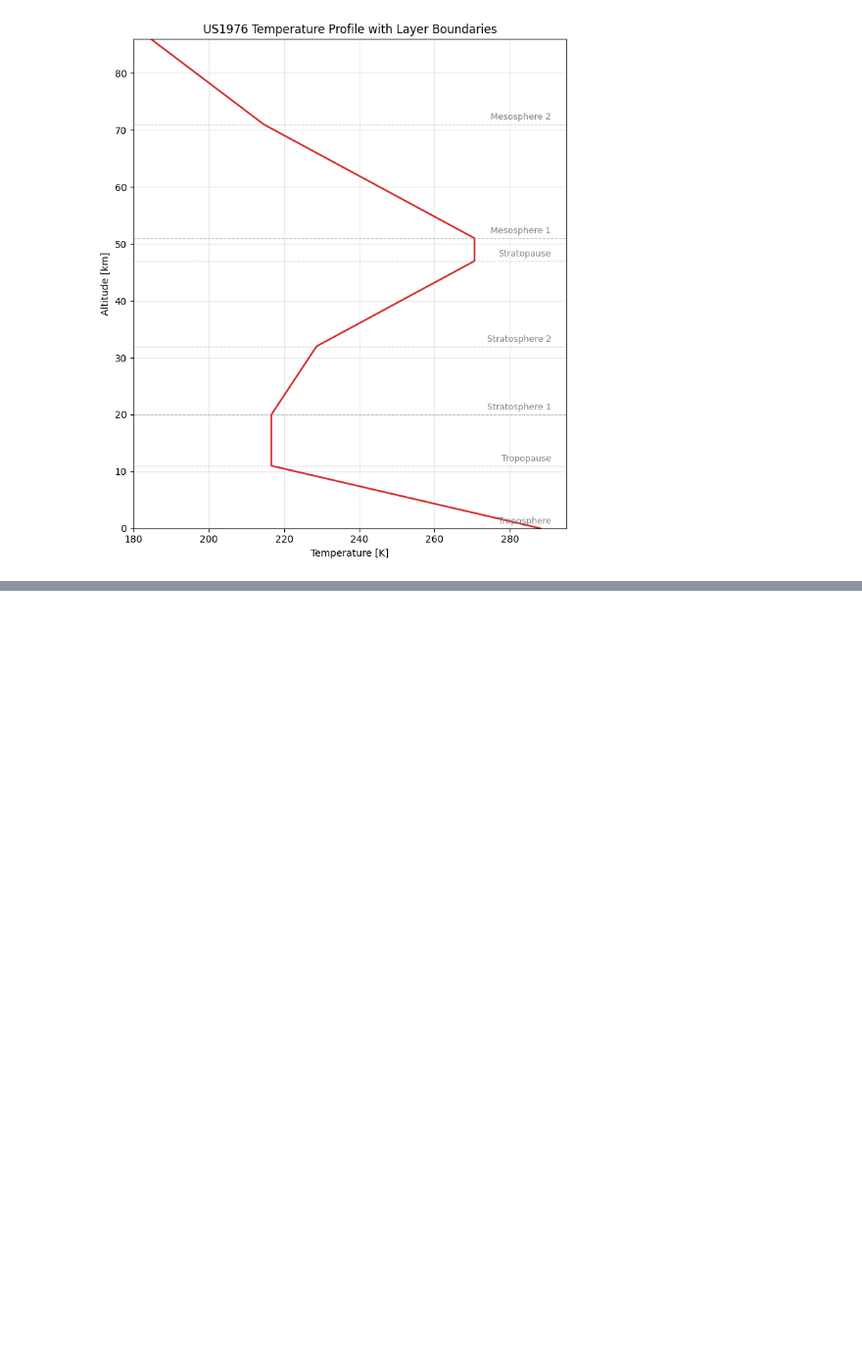
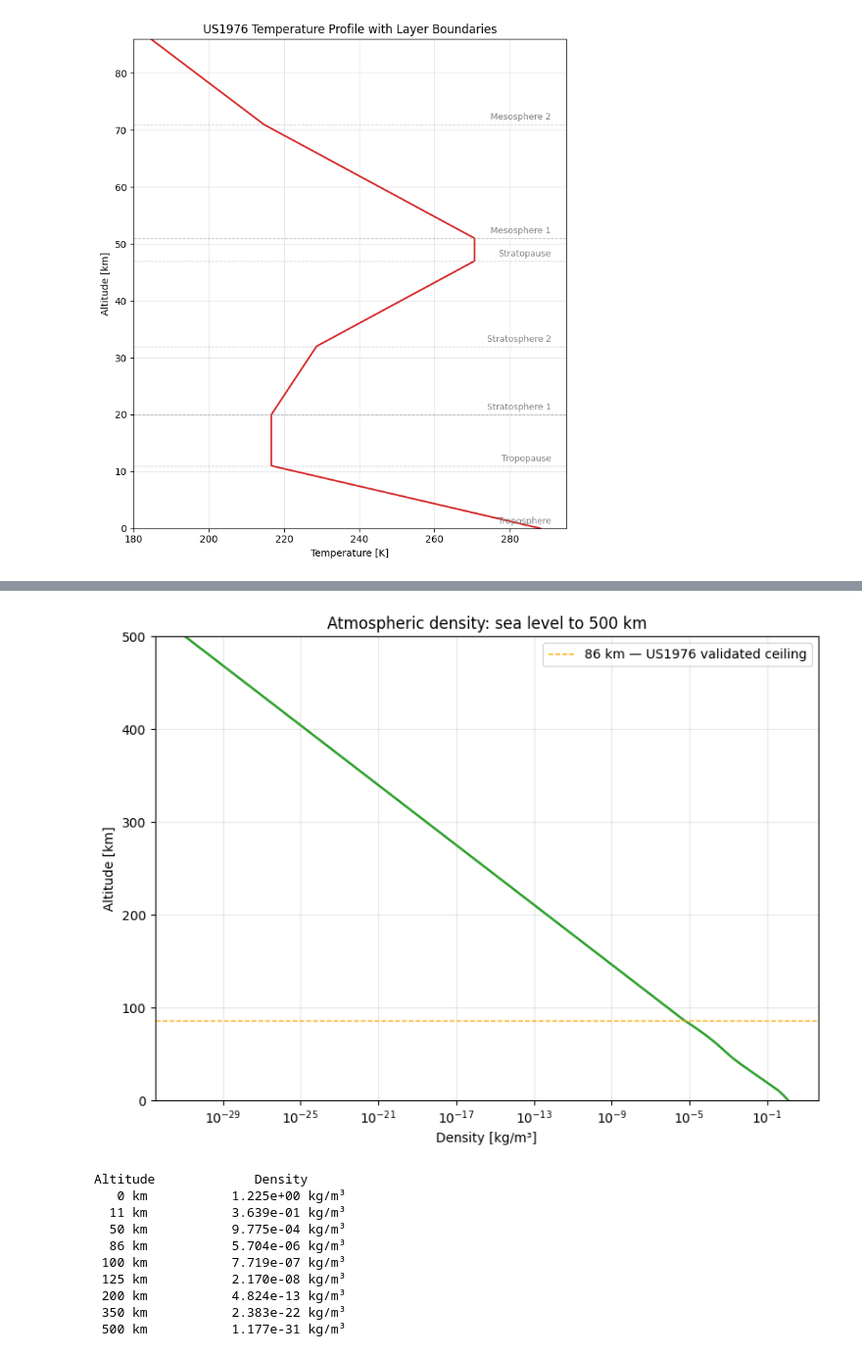
Before and after one commit to marcoravasi1996-gif/Reentrykit, a Jupyter notebook: notebooks/01_atmosphere.ipynb, the cells around one changed output, grey strips where cells are left out. Shown at 98% size. Drawn from its saved outputs; the diff is of its cells as text; code cells hidden in the pictures; blank space fills up the shorter version.

```diff
--- a/notebooks/01_atmosphere.ipynb
+++ b/notebooks/01_atmosphere.ipynb
@@ -117,0 +125,42 @@ plt.show()
+# %%
+"""Plot the full atmosphere model from sea level to 500 km, log scale."""
+
+# Sample the full extended range
+altitudes_full = np.linspace(0.0, 500_000.0, 1000)
+densities_full = np.array([us1976(h).density for h in altitudes_full])
+
+fig, ax = plt.subplots(figsize=(8, 6))
+ax.semilogx(densities_full, altitudes_full / 1000.0,
+            color="tab:green", linewidth=1.8)
+
+# Mark the 86 km validated/extension boundary
+ax.axhline(86.0, color="orange", linestyle="--", linewidth=1.0,
+           label="86 km — US1976 validated ceiling")
+
+ax.set_xlabel("Density [kg/m³]")
+ax.set_ylabel("Altitude [km]")
+ax.set_title("Atmospheric density: sea level to 500 km")
+ax.legend(loc="upper right")
+ax.grid(True, which="both", alpha=0.3)
+ax.set_ylim(0, 500)
+
+plt.tight_layout()
+plt.show()
+
+# Sanity table
+print(f"{'Altitude':<12} {'Density':>15}")
+for h_km in [0, 11, 50, 86, 100, 125, 200, 350, 500]:
+    rho = us1976(h_km * 1000.0).density
+    print(f"{h_km:>4} km     {rho:>15.3e} kg/m³")
+# %% [output]
+[figure, added]
+Altitude             Density
+   0 km           1.225e+00 kg/m³
+  11 km           3.639e-01 kg/m³
+  50 km           9.775e-04 kg/m³
+  86 km           5.704e-06 kg/m³
+ 100 km           7.719e-07 kg/m³
+ 125 km           2.170e-08 kg/m³
+ 200 km           4.824e-13 kg/m³
+ 350 km           2.383e-22 kg/m³
+ 500 km           1.177e-31 kg/m³
```
Also changed, not shown: parts of 3 cells of this notebook, 6 other files.
